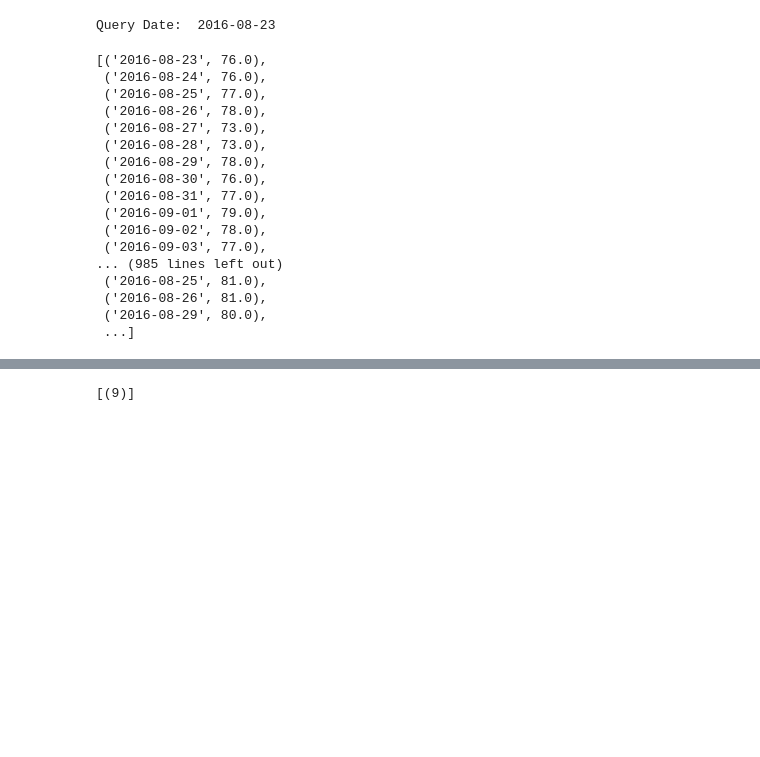
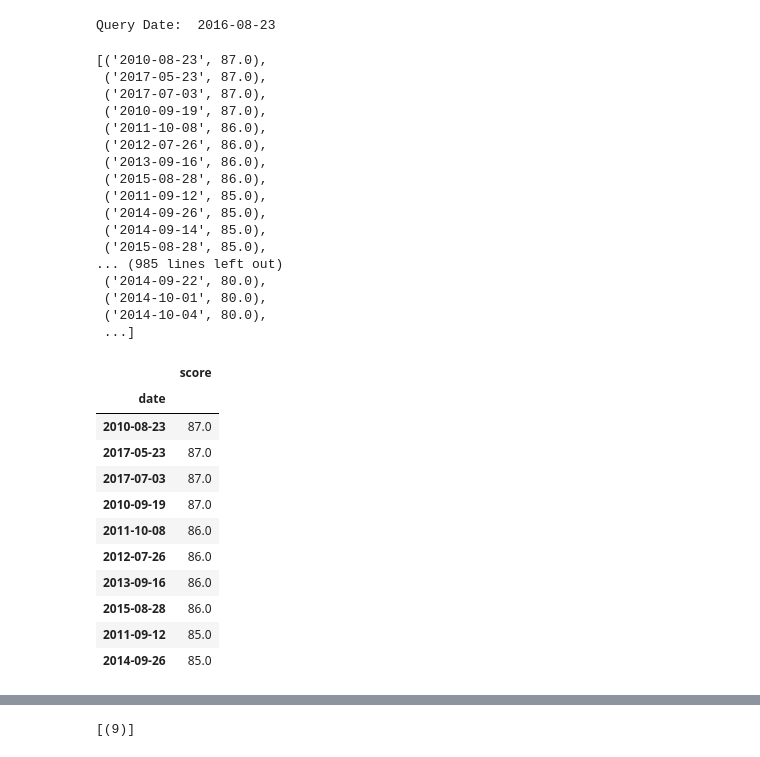
Before and after one commit to crawfordca/SQLAlchemy-Challenge, a Jupyter notebook: climate_starter.ipynb, the cells around one changed output, grey strips where cells are left out. Cells and saved outputs as stored; diff of their text form; code cells hidden in the pictures; blank space fills up the shorter version.

```diff
--- a/climate_starter.ipynb
+++ b/climate_starter.ipynb
@@ -166,30 +166,24 @@ print("Query Date: ", query_date)
 Query Date:  2016-08-23
 # %%
 # Perform a query to retrieve the data and precipitation scores
-
-sel = [measurement.date,
-       measurement.tobs,
-       ]
-annual_score = session.query(*sel).\
-    filter(measurement.date > '2016-08-22').\
-    filter(measurement.date <'2017-08-23').\
-    order_by(measurement.station).all()
-annual_score
+results = session.query(measurement.date,measurement.tobs).\
+    order_by(measurement.tobs.desc()).all()
+results
 # %% [output]
-[('2016-08-23', 76.0),
- ('2016-08-24', 76.0),
- ('2016-08-25', 77.0),
- ('2016-08-26', 78.0),
- ('2016-08-27', 73.0),
- ('2016-08-28', 73.0),
- ('2016-08-29', 78.0),
- ('2016-08-30', 76.0),
- ('2016-08-31', 77.0),
- ('2016-09-01', 79.0),
- ('2016-09-02', 78.0),
- ('2016-09-03', 77.0),
+[('2010-08-23', 87.0),
+ ('2017-05-23', 87.0),
+ ('2017-07-03', 87.0),
+ ('2010-09-19', 87.0),
+ ('2011-10-08', 86.0),
+ ('2012-07-26', 86.0),
+ ('2013-09-16', 86.0),
+ ('2015-08-28', 86.0),
+ ('2011-09-12', 85.0),
+ ('2014-09-26', 85.0),
+ ('2014-09-14', 85.0),
+ ('2015-08-28', 85.0),
 ... (985 lines left out)
- ('2016-08-25', 81.0),
- ('2016-08-26', 81.0),
- ('2016-08-29', 80.0),
+ ('2014-09-22', 80.0),
+ ('2014-10-01', 80.0),
+ ('2014-10-04', 80.0),
  ...]
@@ -196,4 +193,21 @@ annual_score
 # %%
 # Save the query results as a Pandas DataFrame and set the index to the date column
+
+df = pd.DataFrame(results[:10], columns=['date','score'])
+df.set_index('date', inplace=True, )
+df.head(10)
+# %% [output]
+|  | score |
+| date |  |
+| 2010-08-23 | 87.0 |
+| 2017-05-23 | 87.0 |
+| 2017-07-03 | 87.0 |
+| 2010-09-19 | 87.0 |
+| 2011-10-08 | 86.0 |
+| 2012-07-26 | 86.0 |
+| 2013-09-16 | 86.0 |
+| 2015-08-28 | 86.0 |
+| 2011-09-12 | 85.0 |
+| 2014-09-26 | 85.0 |
 # %%
 # Sort the dataframe by date
```
Also changed, not shown: parts of 3 cells of this notebook.
